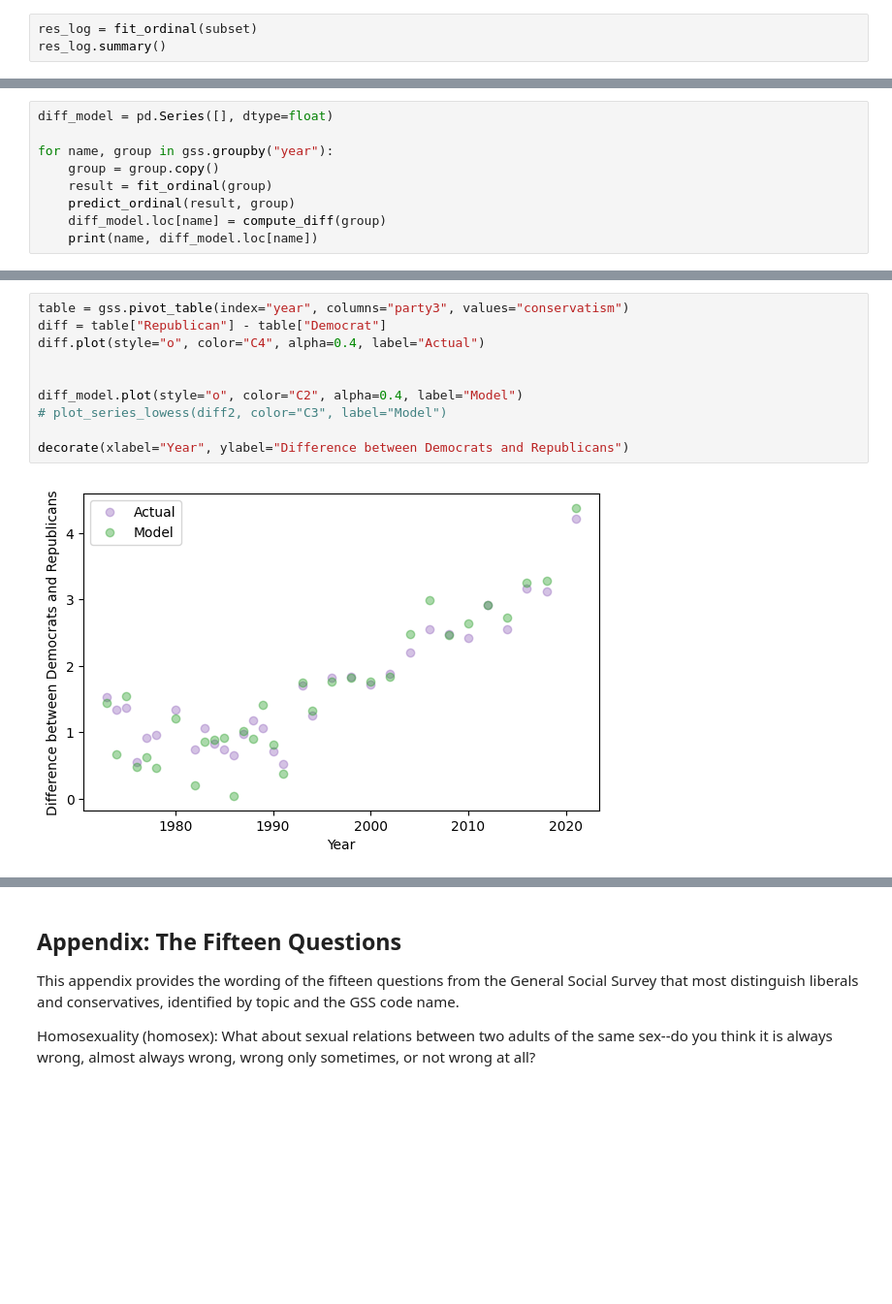
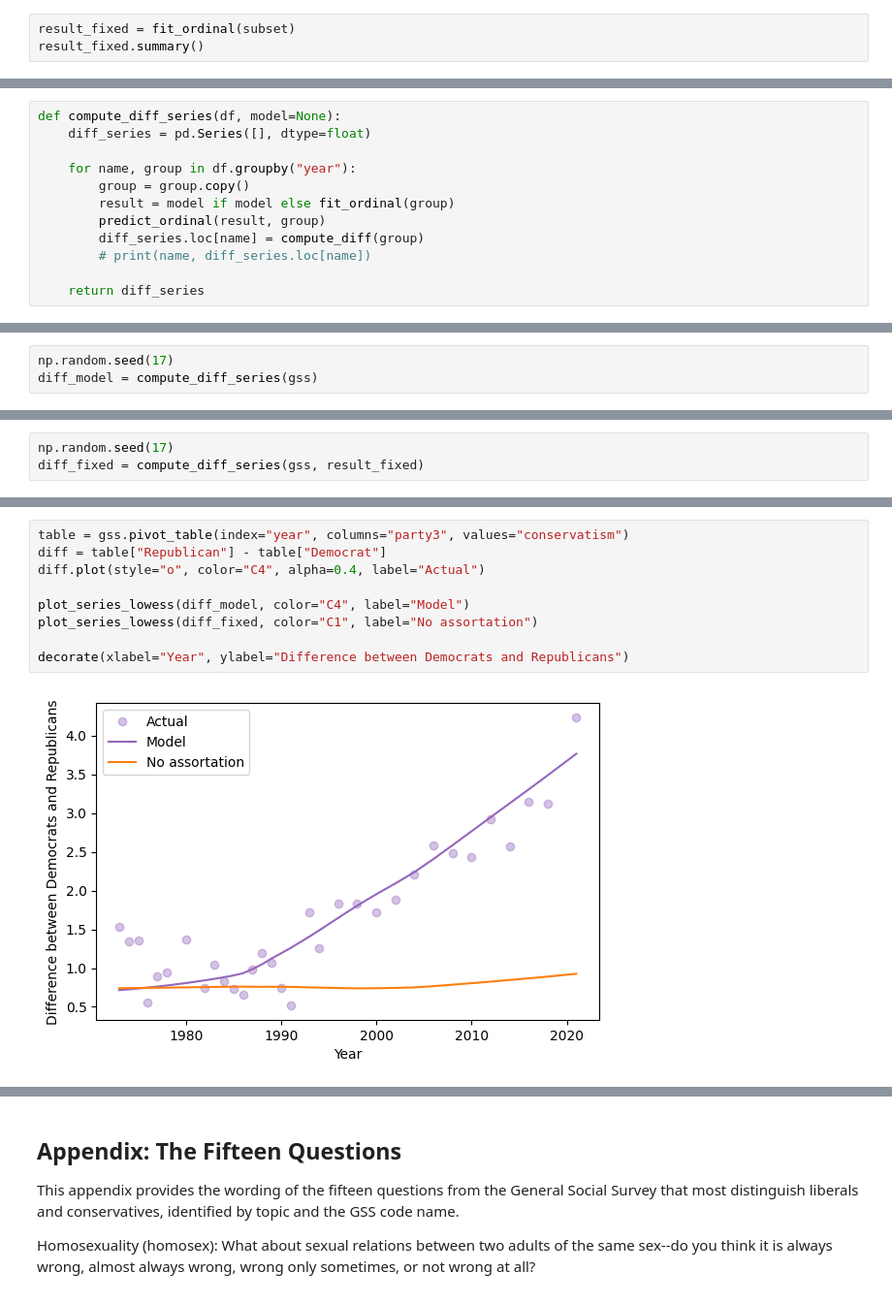
Before and after one commit to AllenDowney/PoliticalAlignmentCaseStudy, a Jupyter notebook: 05_alignment.ipynb, the cells around one changed output, grey strips where cells are left out. Shown at 97% size. Drawn from its saved outputs; the diff is of its cells as text; blank space fills up the shorter version.

```diff
--- a/05_alignment.ipynb
+++ b/05_alignment.ipynb
@@ -961,7 +962,7 @@ subset = gss.query("year == 1985").copy()
 # %% [output]
 [interactive output not drawn]
 # %%
-res_log = fit_ordinal(subset)
-res_log.summary()
+result_fixed = fit_ordinal(subset)
+result_fixed.summary()
 # %% [output]
 OrderedModel Results
@@ -1032,11 +1033,14 @@ compute_diff(subset)
 [interactive output not drawn]
 # %%
-diff_model = pd.Series([], dtype=float)
+def compute_diff_series(df, model=None):
+    diff_series = pd.Series([], dtype=float)
 
-for name, group in gss.groupby("year"):
-    group = group.copy()
-    result = fit_ordinal(group)
-    predict_ordinal(result, group)
-    diff_model.loc[name] = compute_diff(group)
-    print(name, diff_model.loc[name])
+    for name, group in df.groupby("year"):
+        group = group.copy()
+        result = model if model else fit_ordinal(group)
+        predict_ordinal(result, group)
+        diff_series.loc[name] = compute_diff(group)
+        # print(name, diff_series.loc[name])
+
+    return diff_series
 # %% [output]
@@ -1060 +1047,4 @@ for name, group in gss.groupby("year"):
 [interactive output not drawn]
+# %%
+np.random.seed(17)
+diff_model = compute_diff_series(gss)
@@ -1060,0 +1053,3 @@ for name, group in gss.groupby("year"):
+# %%
+np.random.seed(17)
+diff_fixed = compute_diff_series(gss, result_fixed)
@@ -1061,13 +1058,12 @@ for name, group in gss.groupby("year"):
 # %%
 table = gss.pivot_table(index="year", columns="party3", values="conservatism")
 diff = table["Republican"] - table["Democrat"]
 diff.plot(style="o", color="C4", alpha=0.4, label="Actual")
 
-
-diff_model.plot(style="o", color="C2", alpha=0.4, label="Model")
-# plot_series_lowess(diff2, color="C3", label="Model")
+plot_series_lowess(diff_model, color="C4", label="Model")
+plot_series_lowess(diff_fixed, color="C1", label="No assortation")
 
 decorate(xlabel="Year", ylabel="Difference between Democrats and Republicans")
 # %% [output]
-[figure, old version]
+[figure, new version]
 [interactive output not drawn]
```
Also changed, not shown: parts of 27 cells of this notebook.
